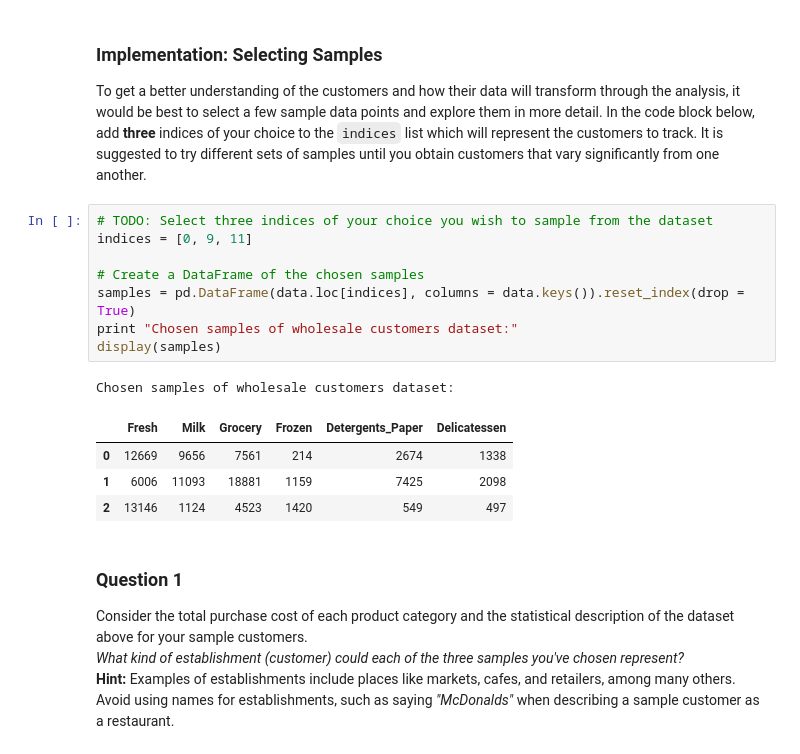
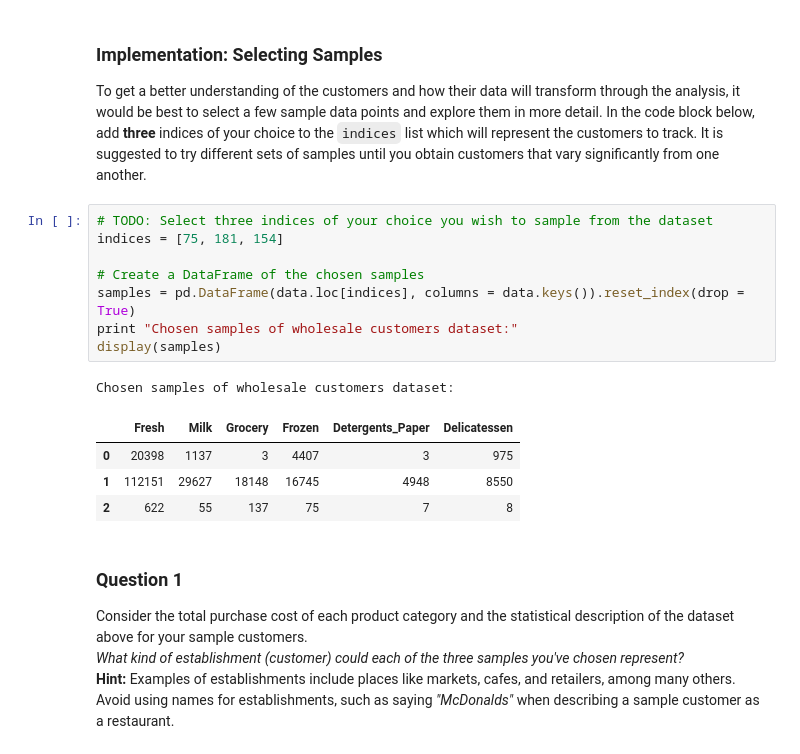
Before and after one commit to rutgerfick/Udacity-MLNanodegree, a Jupyter notebook: customer_segments/customer_segments.ipynb, the cells around one changed output. Cells and saved outputs as stored; diff of their text form.

```diff
--- a/customer_segments/customer_segments.ipynb
+++ b/customer_segments/customer_segments.ipynb
@@ -60,18 +60,18 @@ display(data.describe())
 To get a better understanding of the customers and how their data will transform through the analysis, it would be best to select a few sample data points and explore them in more detail. In the code block below, add **three** indices of your choice to the `indices` list which will represent the customers to track. It is suggested to try different sets of samples until you obtain customers that vary significantly from one another.
 # %%
 # TODO: Select three indices of your choice you wish to sample from the dataset
-indices = [0, 9, 11]
+indices = [75, 181, 154]
 
 # Create a DataFrame of the chosen samples
 samples = pd.DataFrame(data.loc[indices], columns = data.keys()).reset_index(drop = True)
 print "Chosen samples of wholesale customers dataset:"
 display(samples)
 # %% [output]
 Chosen samples of wholesale customers dataset:
 |  | Fresh | Milk | Grocery | Frozen | Detergents_Paper | Delicatessen |
-| 0 | 12669 | 9656 | 7561 | 214 | 2674 | 1338 |
-| 1 | 6006 | 11093 | 18881 | 1159 | 7425 | 2098 |
-| 2 | 13146 | 1124 | 4523 | 1420 | 549 | 497 |
+| 0 | 20398 | 1137 | 3 | 4407 | 3 | 975 |
+| 1 | 112151 | 29627 | 18148 | 16745 | 4948 | 8550 |
+| 2 | 622 | 55 | 137 | 75 | 7 | 8 |
 # %% [markdown]
 ### Question 1
 Consider the total purchase cost of each product category and the statistical description of the dataset above for your sample customers.
```
Also changed, not shown: parts of 18 cells of this notebook, 1 other file.
